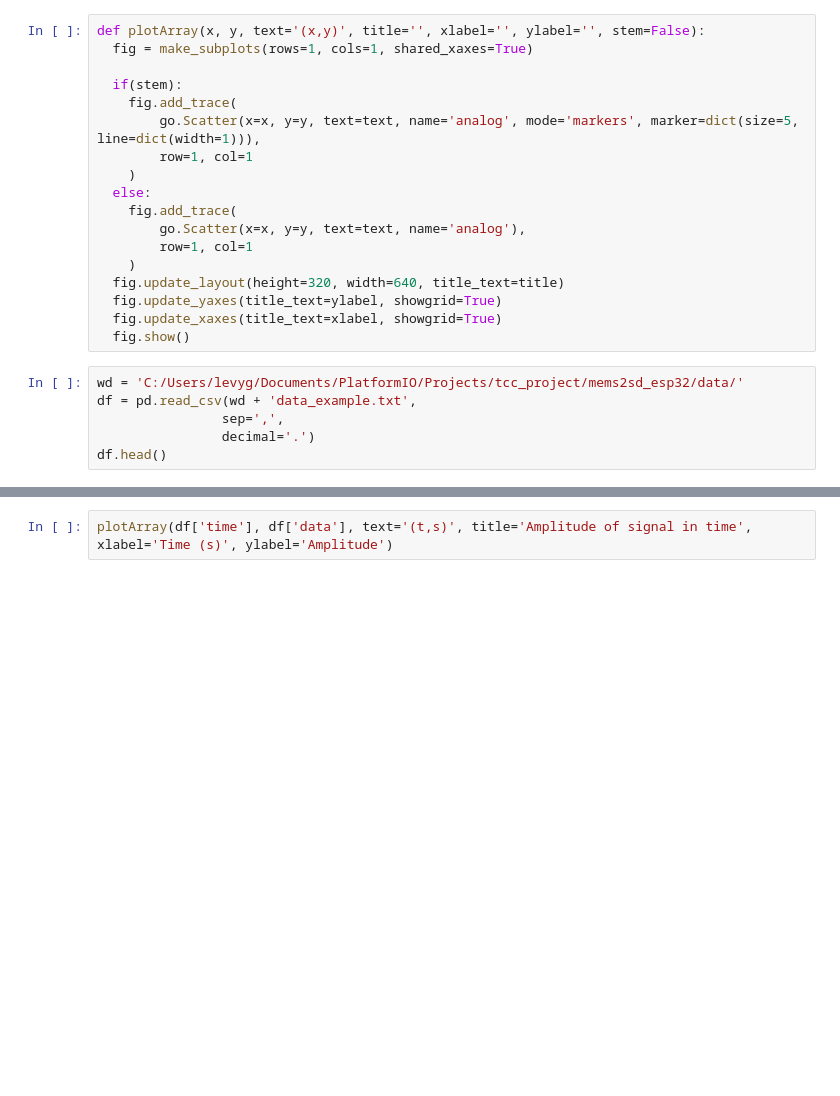
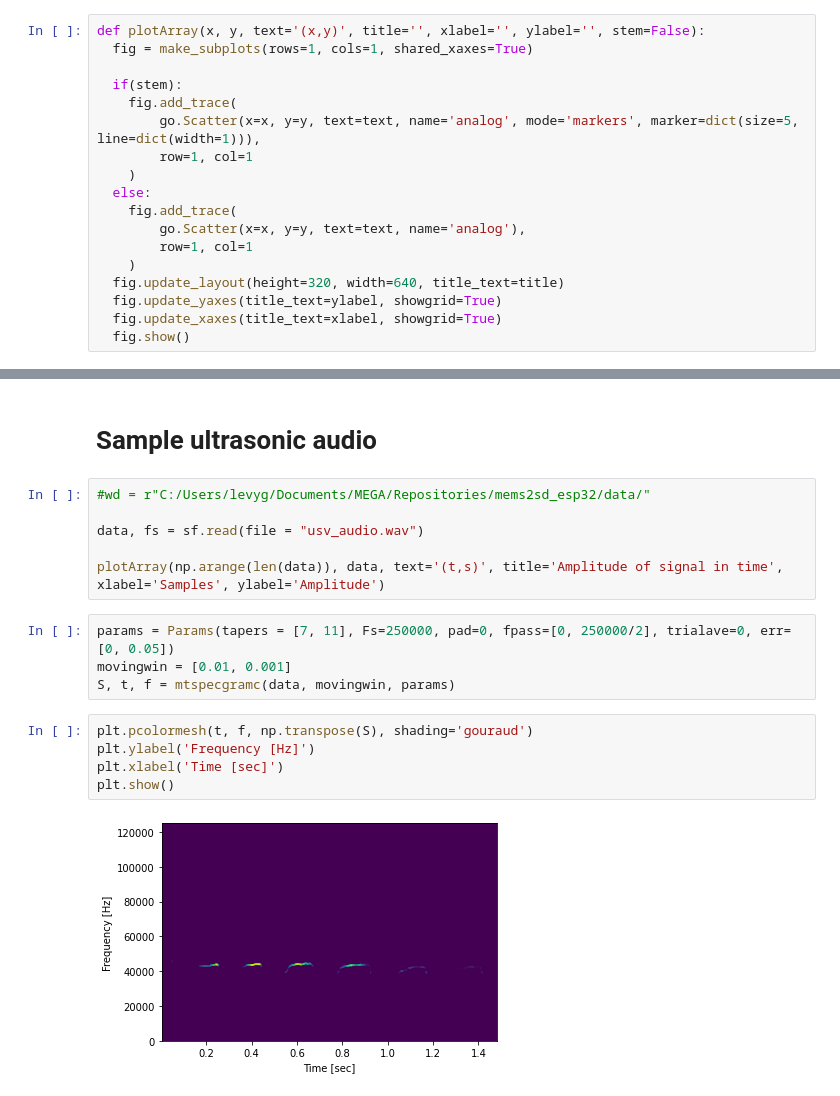
Before and after one commit to Lwao/mems2sd_esp32, a Jupyter notebook: python/daq_tests.ipynb, the cells around one changed output, grey strips where cells are left out. Cells and saved outputs as stored; diff of their text form; blank space fills up the shorter version.

```diff
--- a/python/daq_tests.ipynb
+++ b/python/daq_tests.ipynb
@@ -24,9 +39,3 @@ def plotArray(x, y, text='(x,y)', title='', xlabel='', ylabel='', stem=False):
   fig.update_yaxes(title_text=ylabel, showgrid=True)
   fig.update_xaxes(title_text=xlabel, showgrid=True)
   fig.show()
-# %%
-wd = 'C:/Users/levyg/Documents/PlatformIO/Projects/tcc_project/mems2sd_esp32/data/'
-df = pd.read_csv(wd + 'data_example.txt',
-                sep=',',
-                decimal='.')
-df.head()
@@ -40,2 +210,19 @@ df.head()
+# %% [markdown]
+# Sample ultrasonic audio
 # %%
-plotArray(df['time'], df['data'], text='(t,s)', title='Amplitude of signal in time', xlabel='Time (s)', ylabel='Amplitude')
+#wd = r"C:/Users/levyg/Documents/MEGA/Repositories/mems2sd_esp32/data/"
+
+data, fs = sf.read(file = "usv_audio.wav")
+
+plotArray(np.arange(len(data)), data, text='(t,s)', title='Amplitude of signal in time', xlabel='Samples', ylabel='Amplitude')
+# %%
+params = Params(tapers = [7, 11], Fs=250000, pad=0, fpass=[0, 250000/2], trialave=0, err=[0, 0.05])
+movingwin = [0.01, 0.001]
+S, t, f = mtspecgramc(data, movingwin, params)
+# %%
+plt.pcolormesh(t, f, np.transpose(S), shading='gouraud')
+plt.ylabel('Frequency [Hz]')
+plt.xlabel('Time [sec]')
+plt.show()
+# %% [output]
+[figure, added]
```
Also changed, not shown: parts of 15 cells of this notebook.
